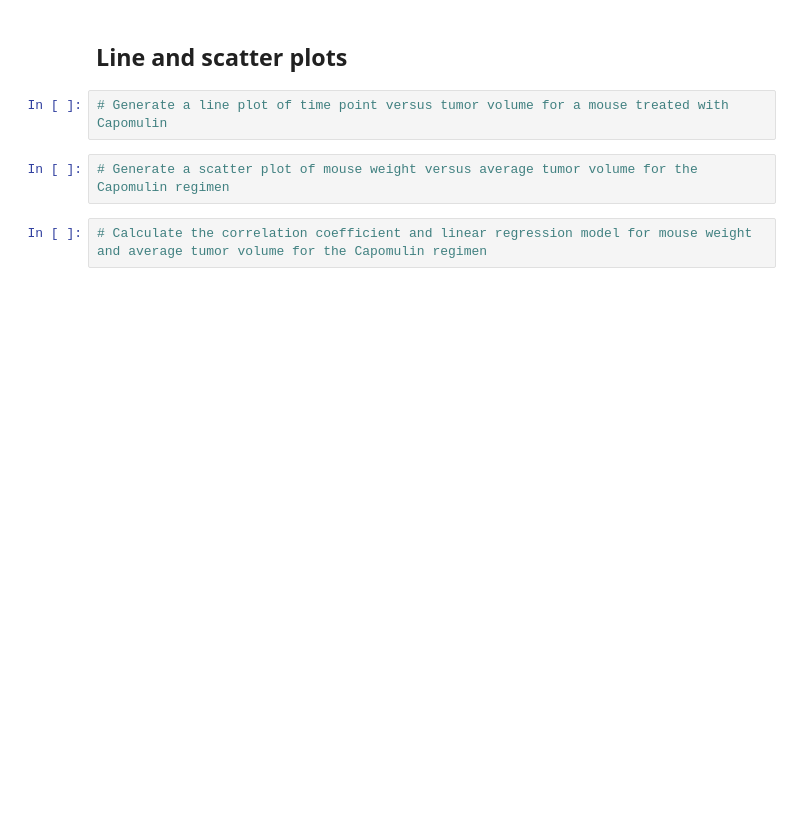
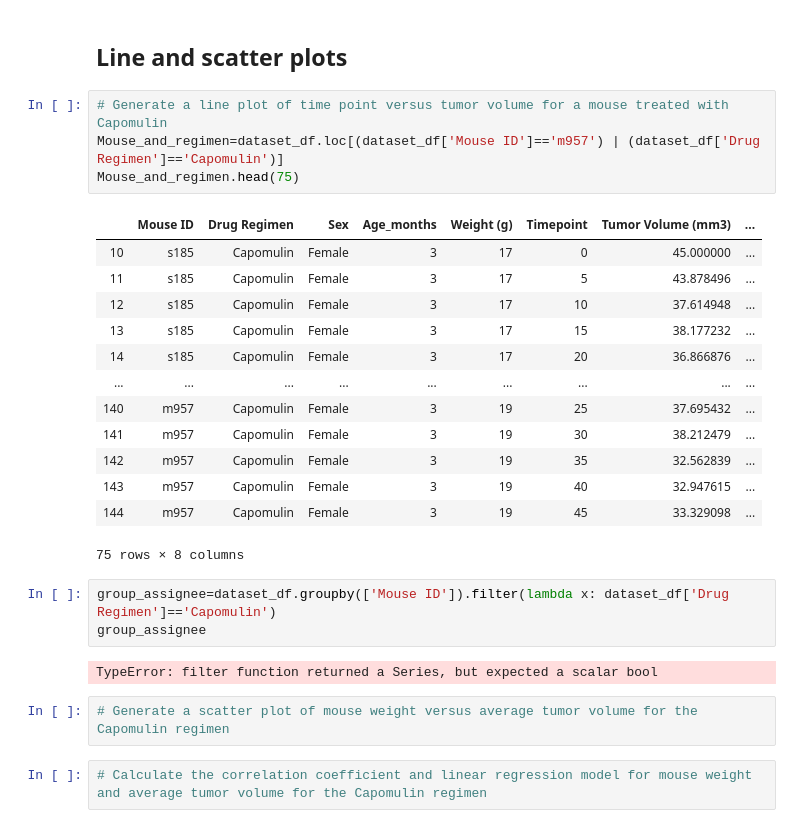
Before and after one commit to dcchacon/Matlablib-challenge, a Jupyter notebook: Pymaceuticals/pymaceuticals_starter.ipynb, the cells around one changed output. Saved outputs shown, nothing was run; the diff lists cells and outputs as text; blank space fills up the shorter version.

```diff
--- a/Pymaceuticals/pymaceuticals_starter.ipynb
+++ b/Pymaceuticals/pymaceuticals_starter.ipynb
@@ -161,6 +283,27 @@ Sex_distribution_pie=st_df['Percentage'].plot(kind='pie', y=gender_group, autopc
 ## Line and scatter plots
 # %%
 # Generate a line plot of time point versus tumor volume for a mouse treated with Capomulin
+Mouse_and_regimen=dataset_df.loc[(dataset_df['Mouse ID']=='m957') | (dataset_df['Drug Regimen']=='Capomulin')]
+Mouse_and_regimen.head(75)
+# %% [output]
+|  | Mouse ID | Drug Regimen | Sex | Age_months | Weight (g) | Timepoint | Tumor Volume (mm3) | ... |
+| 10 | s185 | Capomulin | Female | 3 | 17 | 0 | 45.000000 | ... |
+| 11 | s185 | Capomulin | Female | 3 | 17 | 5 | 43.878496 | ... |
+| 12 | s185 | Capomulin | Female | 3 | 17 | 10 | 37.614948 | ... |
+| 13 | s185 | Capomulin | Female | 3 | 17 | 15 | 38.177232 | ... |
+| 14 | s185 | Capomulin | Female | 3 | 17 | 20 | 36.866876 | ... |
+| ... | ... | ... | ... | ... | ... | ... | ... | ... |
+| 140 | m957 | Capomulin | Female | 3 | 19 | 25 | 37.695432 | ... |
+| 141 | m957 | Capomulin | Female | 3 | 19 | 30 | 38.212479 | ... |
+| 142 | m957 | Capomulin | Female | 3 | 19 | 35 | 32.562839 | ... |
+| 143 | m957 | Capomulin | Female | 3 | 19 | 40 | 32.947615 | ... |
+| 144 | m957 | Capomulin | Female | 3 | 19 | 45 | 33.329098 | ... |
+75 rows × 8 columns
+# %%
+group_assignee=dataset_df.groupby(['Mouse ID']).filter(lambda x: dataset_df['Drug Regimen']=='Capomulin')
+group_assignee
+# %% [output]
+TypeError: filter function returned a Series, but expected a scalar bool
 # %%
 # Generate a scatter plot of mouse weight versus average tumor volume for the Capomulin regimen
 # %%
```
Also changed, not shown: parts of 10 cells of this notebook.
